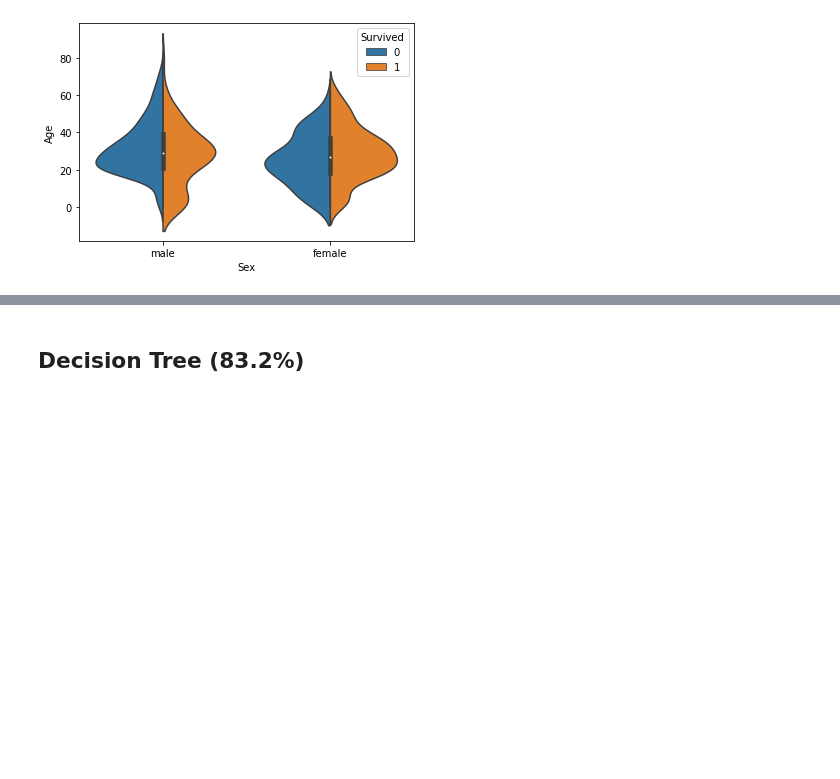
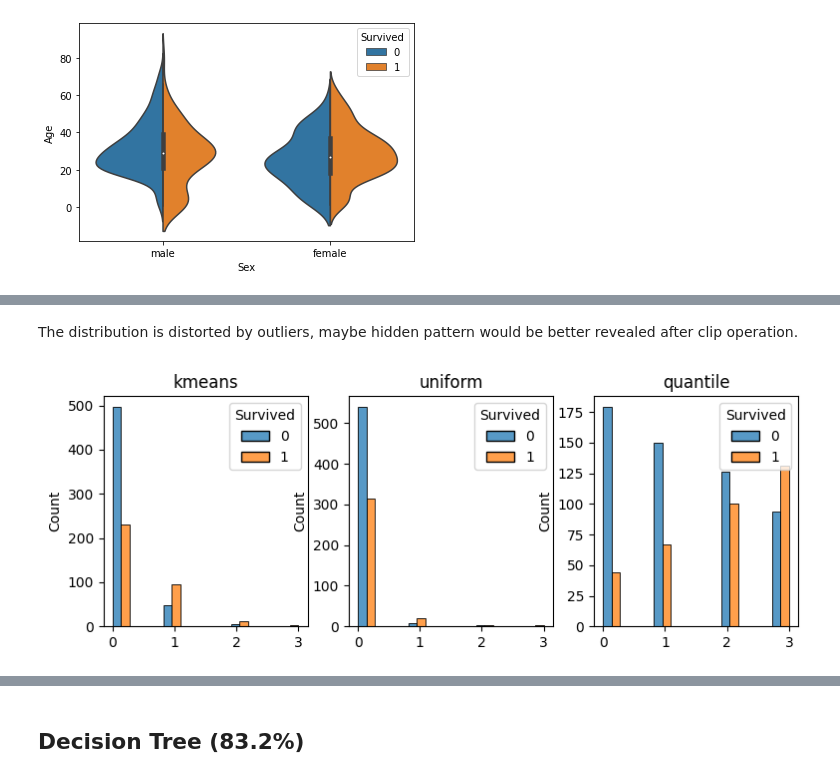
Before and after one commit to QQQQ00243/Titanic, a Jupyter notebook: Titanic.ipynb, the cells around one changed output, grey strips where cells are left out. Saved outputs shown, nothing was run; the diff lists cells and outputs as text; code cells hidden in the pictures; blank space fills up the shorter version.

```diff
--- a/Titanic.ipynb
+++ b/Titanic.ipynb
@@ -178,0 +100,16 @@ accuracy: 0.806
+# %% [markdown]
+The distribution is distorted by outliers, maybe hidden pattern would be better revealed after clip operation.
+# %%
+from sklearn.preprocessing import KBinsDiscretizer
+
+stgs = ["kmeans", "uniform", "quantile"]
+plt.rcParams["figure.figsize"] = (9, 3)
+for i, stg in enumerate(stgs):
+    est = KBinsDiscretizer(n_bins=4, strategy=stg, encode="ordinal")
+    ords = est.fit_transform(data["Fare"].to_numpy().reshape((-1, 1)))
+
+    plt.subplot(1, 3, i+1)
+    plt.title(stg)
+    sns.histplot(x=ords.reshape((-1, )), hue=data["Survived"], multiple="dodge")
+# %% [output]
+[figure, added]
```
Also changed, not shown: parts of 78 cells of this notebook, 7 other files.
